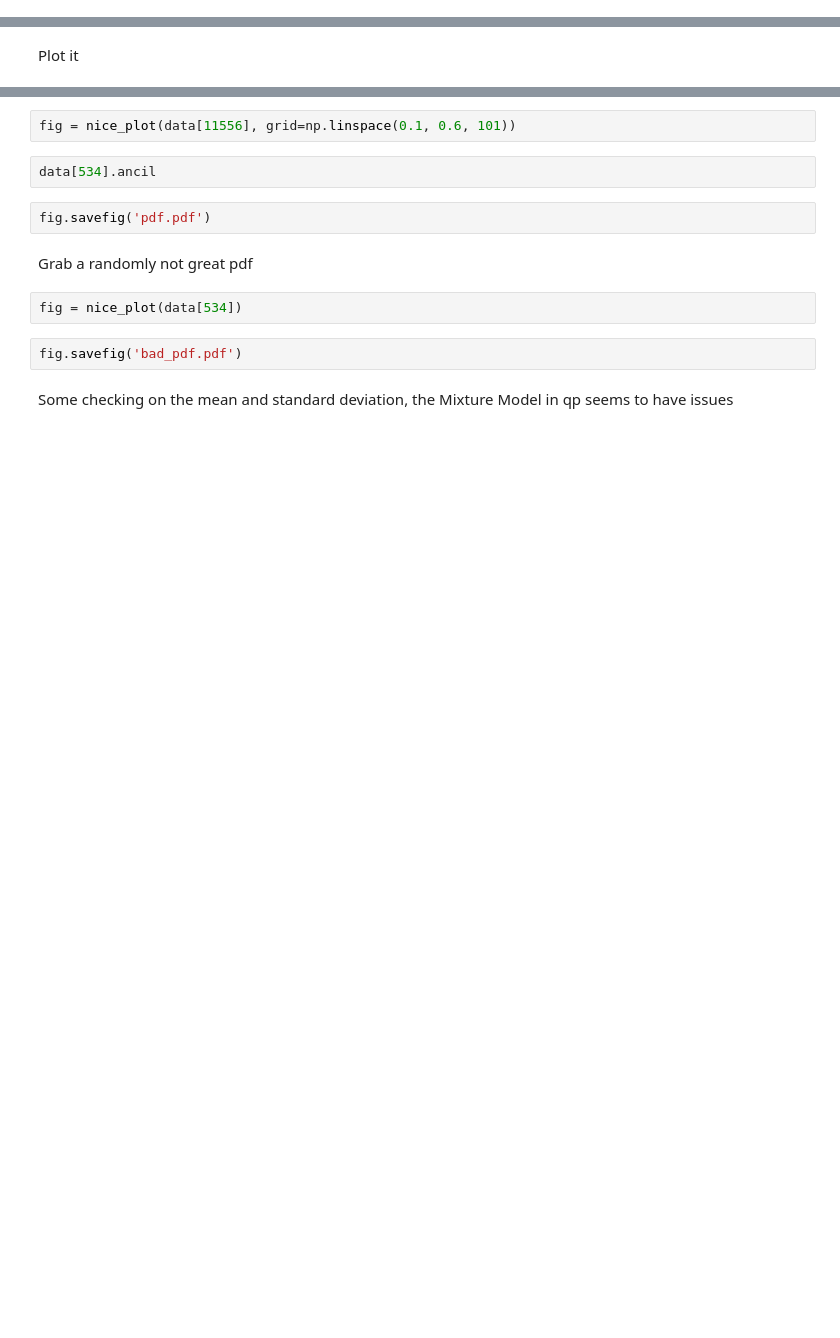
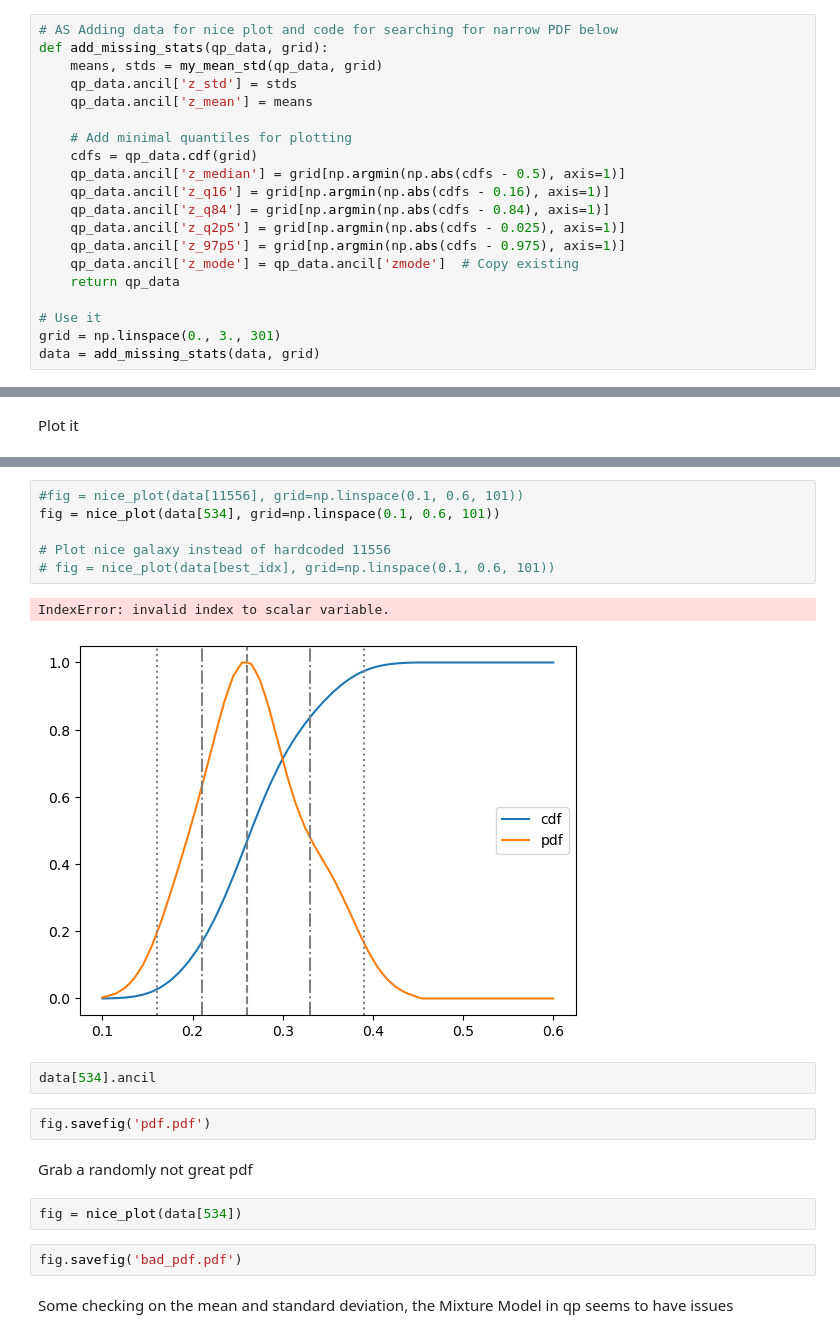
Before and after one commit to eacharles/rail_raruma, a Jupyter notebook: nb/DP1/Plot_Pdfs.ipynb, the cells around one changed output, grey strips where cells are left out. Saved outputs shown, nothing was run; the diff lists cells and outputs as text; blank space fills up the shorter version.

```diff
--- a/nb/DP1/Plot_Pdfs.ipynb
+++ b/nb/DP1/Plot_Pdfs.ipynb
@@ -72,3 +96,23 @@ def nice_plot(subdata, grid=None):
+# %%
+# AS Adding data for nice plot and code for searching for narrow PDF below
+def add_missing_stats(qp_data, grid):
+    means, stds = my_mean_std(qp_data, grid)
+    qp_data.ancil['z_std'] = stds
+    qp_data.ancil['z_mean'] = means
+
+    # Add minimal quantiles for plotting
+    cdfs = qp_data.cdf(grid)
+    qp_data.ancil['z_median'] = grid[np.argmin(np.abs(cdfs - 0.5), axis=1)]
+    qp_data.ancil['z_q16'] = grid[np.argmin(np.abs(cdfs - 0.16), axis=1)]
+    qp_data.ancil['z_q84'] = grid[np.argmin(np.abs(cdfs - 0.84), axis=1)]
+    qp_data.ancil['z_q2p5'] = grid[np.argmin(np.abs(cdfs - 0.025), axis=1)]
+    qp_data.ancil['z_97p5'] = grid[np.argmin(np.abs(cdfs - 0.975), axis=1)]
+    qp_data.ancil['z_mode'] = qp_data.ancil['zmode']  # Copy existing
+    return qp_data
+
+# Use it
+grid = np.linspace(0., 3., 301)
+data = add_missing_stats(data, grid)
 # %% [markdown]
 Find a good p(z) with a narrow pdf
 # %%
@@ -78,5 +142,12 @@ Plot it
 # %%
-fig = nice_plot(data[11556], grid=np.linspace(0.1, 0.6, 101))
+#fig = nice_plot(data[11556], grid=np.linspace(0.1, 0.6, 101))
+fig = nice_plot(data[534], grid=np.linspace(0.1, 0.6, 101))
+
+# Plot nice galaxy instead of hardcoded 11556
+# fig = nice_plot(data[best_idx], grid=np.linspace(0.1, 0.6, 101))
+# %% [output]
+IndexError: invalid index to scalar variable.
+[figure, added]
 # %%
 data[534].ancil
 # %%
```
Also changed, not shown: parts of 7 cells of this notebook, 2 other files.
